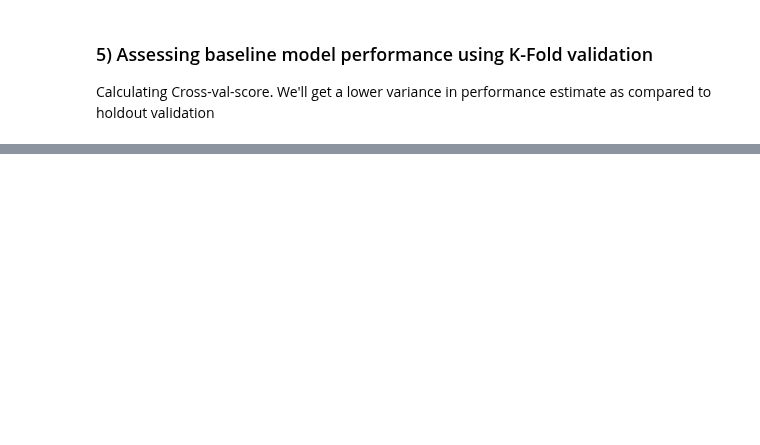
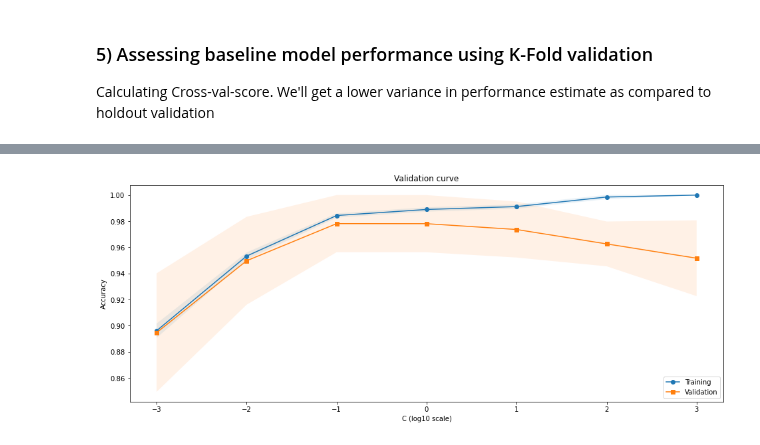
Before and after one commit to SwapnilSParkhe/Machine-Learning, a Jupyter notebook: Projects/Breast Cancer Wisconsin/Model building and Debugging.ipynb, the cells around one changed output, grey strips where cells are left out. Saved outputs shown, nothing was run; the diff lists cells and outputs as text; code cells hidden in the pictures; blank space fills up the shorter version.

```diff
--- a/Projects/Breast Cancer Wisconsin/Model building and Debugging.ipynb
+++ b/Projects/Breast Cancer Wisconsin/Model building and Debugging.ipynb
@@ -148,0 +155,26 @@ plt.show()
+# %%
+train_score, valid_score = validation_curve(pipe_lr,
+                                           X=X_train,
+                                           y=y_train,
+                                           cv=10,
+                                           param_name='logisticregression__C',
+                                           param_range=[0.001, 0.01, 0.1, 1.0, 10, 100, 1000])
+# %%
+train_mean=np.mean(train_score, axis=1)
+train_std=np.std(train_score, axis=1)
+valid_mean=np.mean(valid_score, axis=1)
+valid_std=np.std(valid_score, axis=1)
+C_range=[0.001, 0.01, 0.1, 1.0, 10, 100, 1000]
+# %%
+plt.figure(figsize=(16,6))
+plt.plot(np.log10(C_range), train_mean, marker='o', label='Training'  )
+plt.fill_between(np.log10(C_range), train_mean+train_std, train_mean-train_std, alpha=0.1)
+plt.plot(np.log10(C_range), valid_mean, marker='s', label='Validation'  )
+plt.fill_between(np.log10(C_range), valid_mean+valid_std, valid_mean-valid_std, alpha=0.1)
+plt.title('Validation curve')
+plt.xlabel('C (log10 scale)')
+plt.ylabel('Accuracy')
+plt.legend(loc='lower right')
+plt.show()
+# %% [output]
+[figure, added]
```
Also changed, not shown: parts of 8 cells of this notebook.
